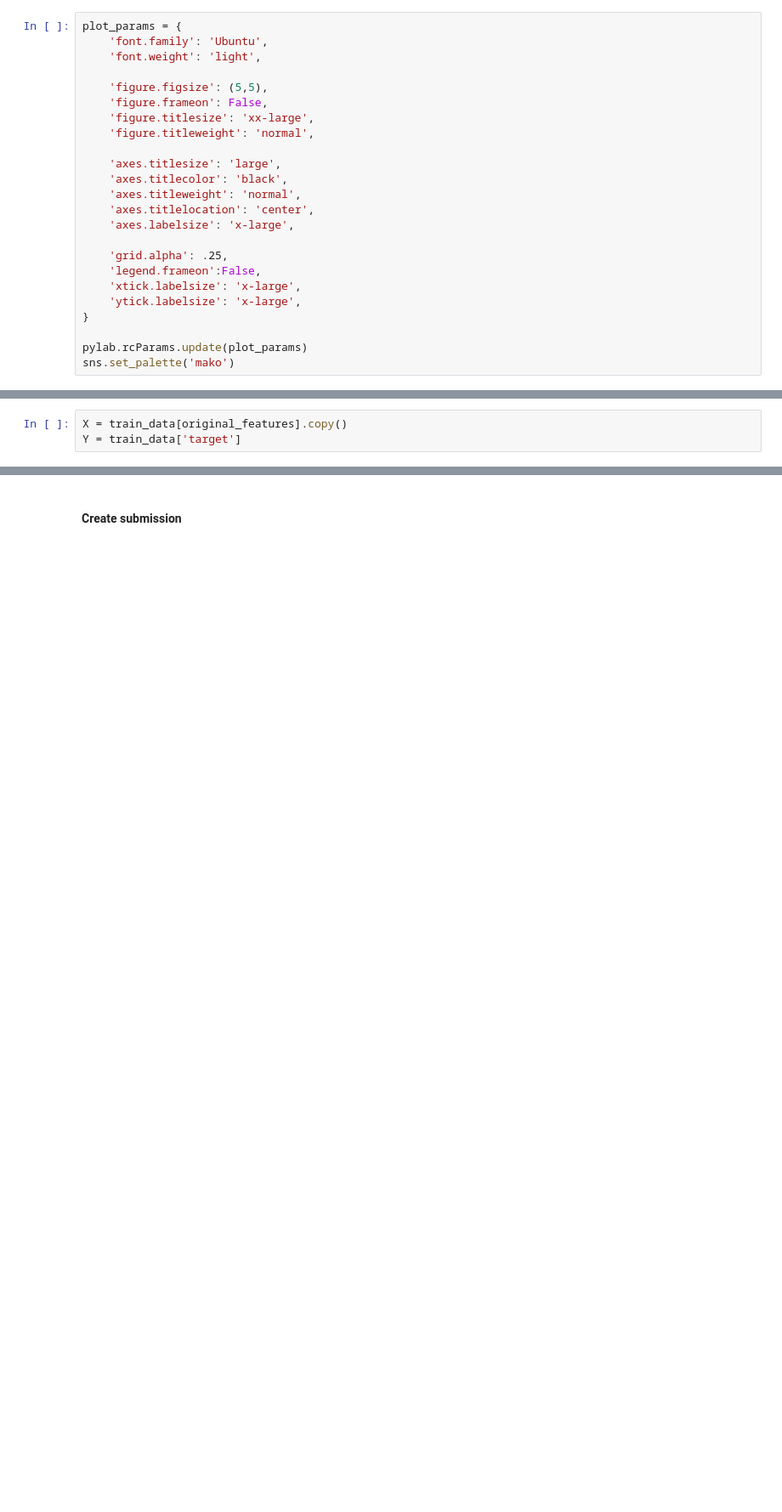
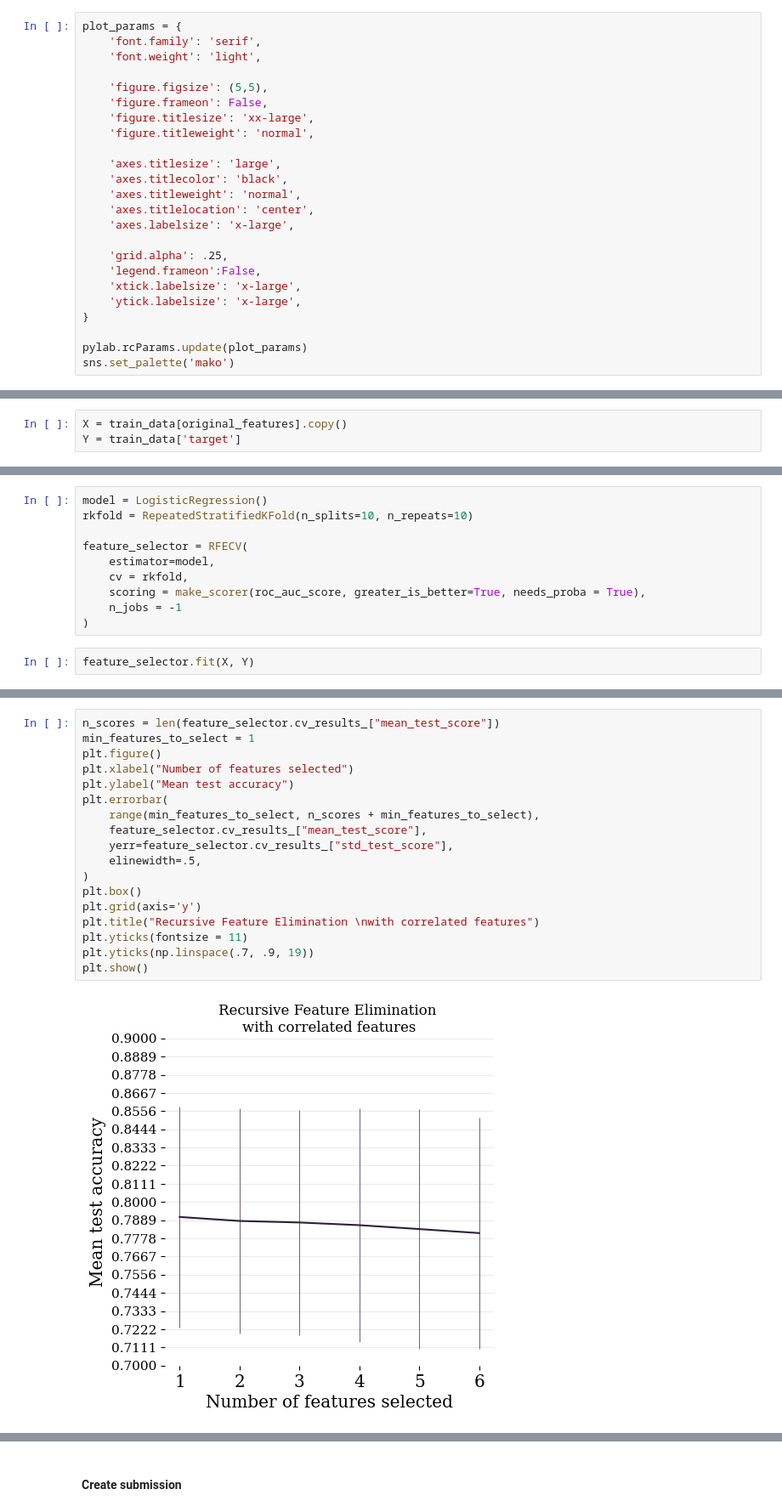
Before and after one commit to tripnv/playgrounds, a Jupyter notebook: 3-12/baseline.ipynb, the cells around one changed output, grey strips where cells are left out. Shown at 85% size. Drawn from its saved outputs; the diff is of its cells as text; blank space fills up the shorter version.

Commit message:
feature selection for logreg

```diff
--- a/3-12/baseline.ipynb
+++ b/3-12/baseline.ipynb
@@ -19,6 +33,6 @@ from cuml.neighbors import KNeighborsClassifier
 # %%
 plot_params = {
-    'font.family': 'Ubuntu',
+    'font.family': 'serif',
     'font.weight': 'light',
 
     'figure.figsize': (5,5),
@@ -733,0 +741,12 @@ Mean:           0.781395881006865
+# %%
+model = LogisticRegression()
+rkfold = RepeatedStratifiedKFold(n_splits=10, n_repeats=10)
+
+feature_selector = RFECV(
+    estimator=model,
+    cv = rkfold,
+    scoring = make_scorer(roc_auc_score, greater_is_better=True, needs_proba = True),
+    n_jobs = -1
+)
+# %%
+feature_selector.fit(X, Y)
@@ -733,0 +774,20 @@ Mean:           0.781395881006865
+# %%
+n_scores = len(feature_selector.cv_results_["mean_test_score"])
+min_features_to_select = 1
+plt.figure()
+plt.xlabel("Number of features selected")
+plt.ylabel("Mean test accuracy")
+plt.errorbar(
+    range(min_features_to_select, n_scores + min_features_to_select),
+    feature_selector.cv_results_["mean_test_score"],
+    yerr=feature_selector.cv_results_["std_test_score"],
+    elinewidth=.5,
+)
+plt.box()
+plt.grid(axis='y')
+plt.title("Recursive Feature Elimination \nwith correlated features")
+plt.yticks(fontsize = 11)
+plt.yticks(np.linspace(.7, .9, 19))
+plt.show()
+# %% [output]
+[figure, added]
```
Also changed, not shown: parts of 20 cells of this notebook.
